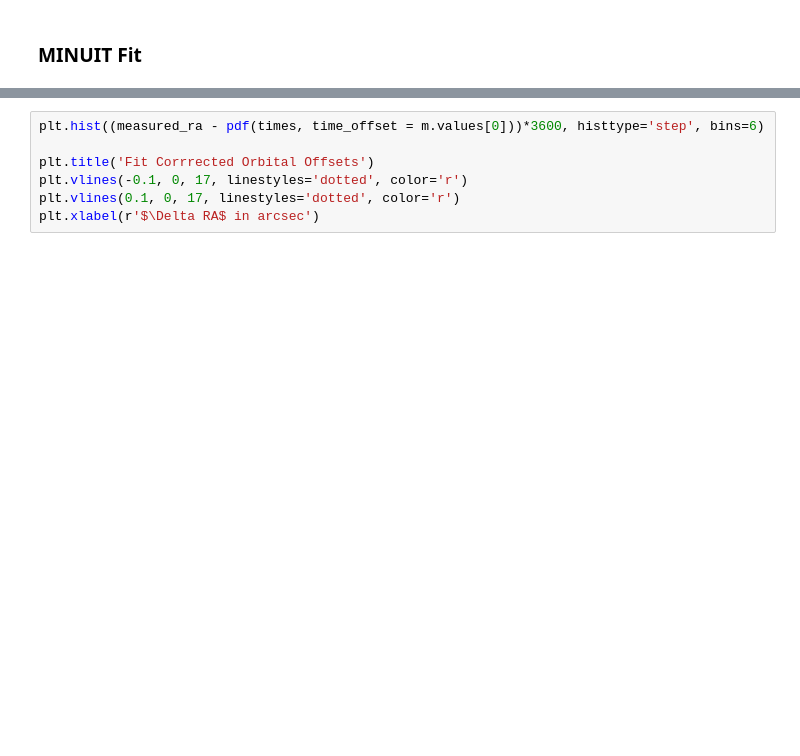
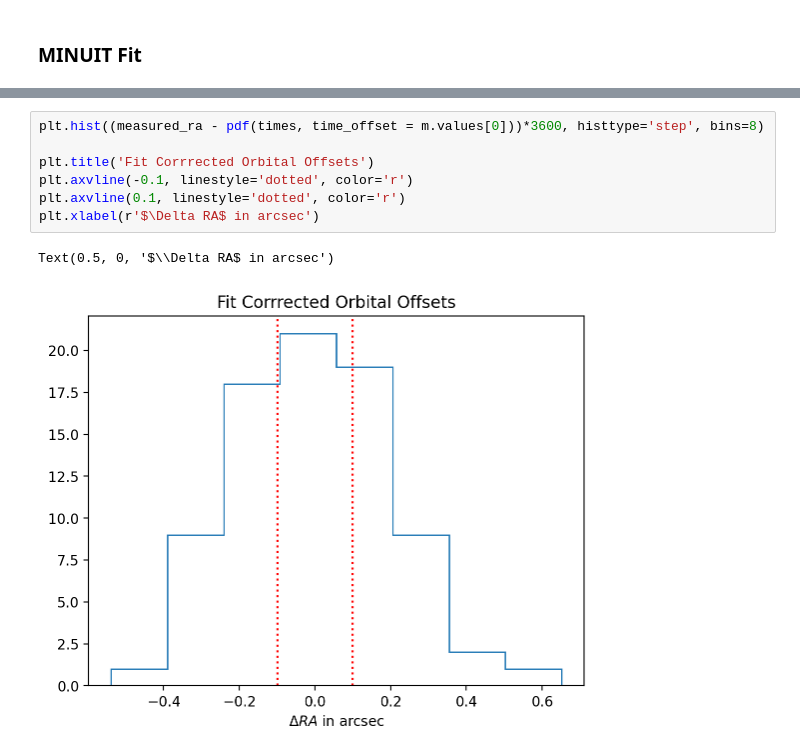
Before and after one commit to cwwalter/geosynchronous-satellites, a Jupyter notebook: LSSTCam-Timing Fit.ipynb, the cells around one changed output, grey strips where cells are left out. Saved outputs shown, nothing was run; the diff lists cells and outputs as text; blank space fills up the shorter version.

```diff
--- a/LSSTCam-Timing Fit.ipynb
+++ b/LSSTCam-Timing Fit.ipynb
@@ -666,10 +828,13 @@ m.draw_mnprofile("time_offset");
 # %%
-plt.hist((measured_ra - pdf(times, time_offset = m.values[0]))*3600, histtype='step', bins=6)
+plt.hist((measured_ra - pdf(times, time_offset = m.values[0]))*3600, histtype='step', bins=8)
 
 plt.title('Fit Corrrected Orbital Offsets')
-plt.vlines(-0.1, 0, 17, linestyles='dotted', color='r')
-plt.vlines(0.1, 0, 17, linestyles='dotted', color='r')
+plt.axvline(-0.1, linestyle='dotted', color='r')
+plt.axvline(0.1, linestyle='dotted', color='r')
 plt.xlabel(r'$\Delta RA$ in arcsec')
+# %% [output]
+Text(0.5, 0, '$\\Delta RA$ in arcsec')
+[figure, added]
 # %%
 pulls = least_squares.pulls(m.values)
 print(f'Pulls mean = {pulls.mean():4.6f} std = {pulls.std():4.2f}')
```
Also changed, not shown: parts of 24 cells of this notebook.
